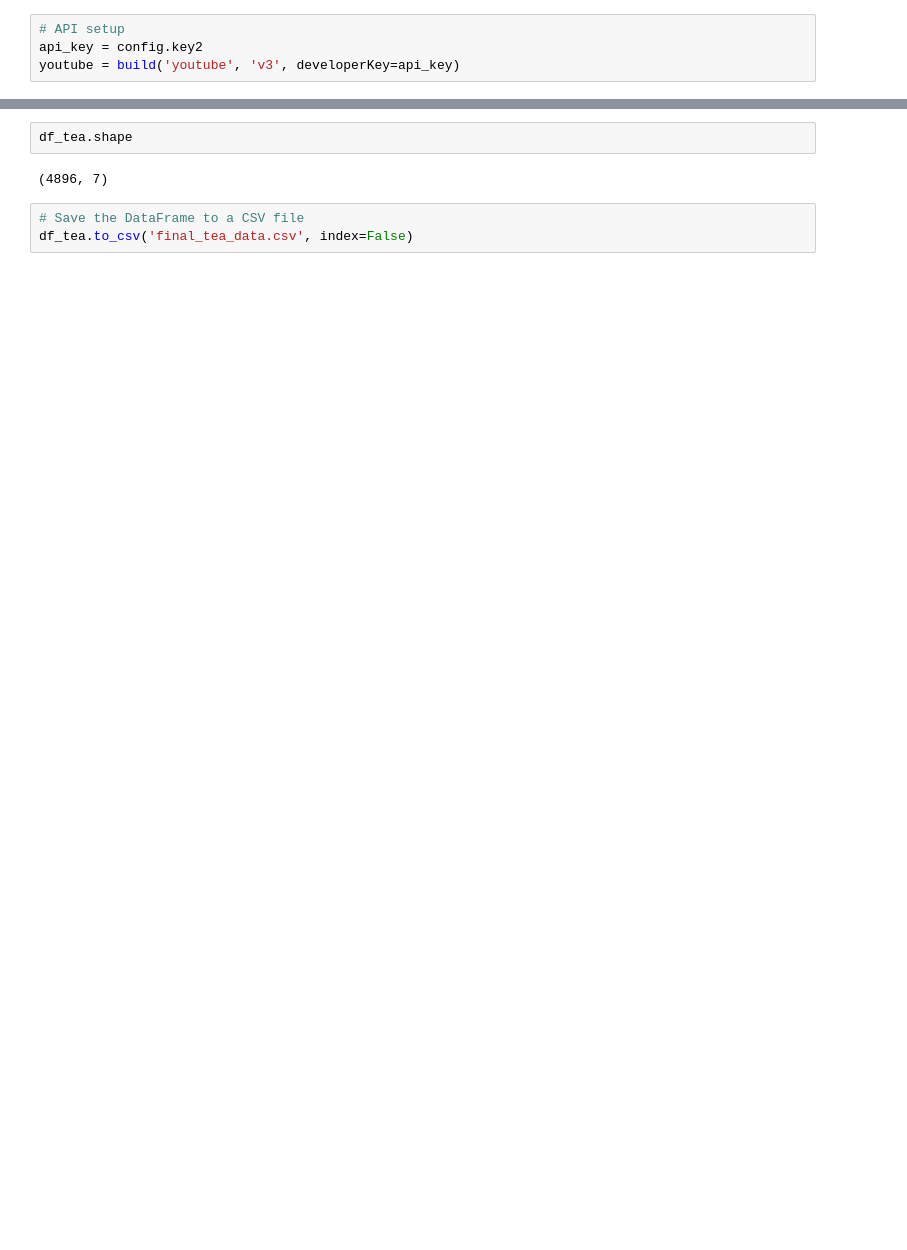
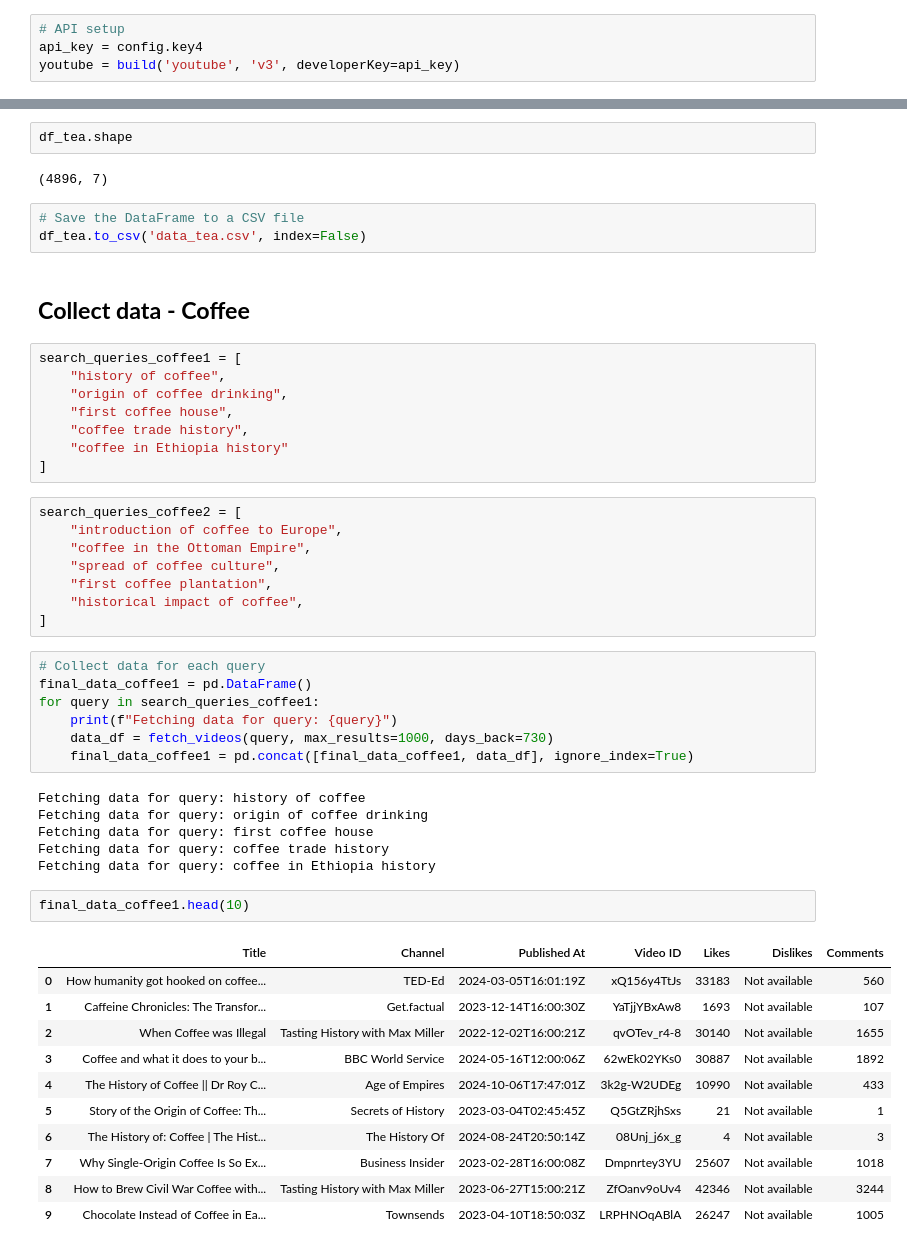
Before and after one commit to Milindi-Kodikara/MugLife, a Jupyter notebook: data_collection_yt.ipynb, the cells around one changed output, grey strips where cells are left out. Saved outputs shown, nothing was run; the diff lists cells and outputs as text; blank space fills up the shorter version.

Commit message:
Collect data for coffee using search queries

```diff
--- a/data_collection_yt.ipynb
+++ b/data_collection_yt.ipynb
@@ -7,7 +7,7 @@ from datetime import datetime, timedelta
 import config
 # %%
 # API setup
-api_key = config.key2
+api_key = config.key4
 youtube = build('youtube', 'v3', developerKey=api_key)
 # %%
 def fetch_videos(query, max_results, days_back):
@@ -149,4 +149,49 @@ df_tea.shape
 (4896, 7)
 # %%
 # Save the DataFrame to a CSV file
-df_tea.to_csv('final_tea_data.csv', index=False)
+df_tea.to_csv('data_tea.csv', index=False)
+# %% [markdown]
+## **Collect data  - Coffee**
+# %%
+search_queries_coffee1 = [
+    "history of coffee",
+    "origin of coffee drinking",
+    "first coffee house",
+    "coffee trade history",
+    "coffee in Ethiopia history"
+]
+# %%
+search_queries_coffee2 = [
+    "introduction of coffee to Europe",
+    "coffee in the Ottoman Empire",
+    "spread of coffee culture",
+    "first coffee plantation",
+    "historical impact of coffee",
+]
+# %%
+# Collect data for each query
+final_data_coffee1 = pd.DataFrame()
+for query in search_queries_coffee1:
+    print(f"Fetching data for query: {query}")
+    data_df = fetch_videos(query, max_results=1000, days_back=730)
+    final_data_coffee1 = pd.concat([final_data_coffee1, data_df], ignore_index=True)
+# %% [output]
+Fetching data for query: history of coffee
+Fetching data for query: origin of coffee drinking
+Fetching data for query: first coffee house
+Fetching data for query: coffee trade history
+Fetching data for query: coffee in Ethiopia history
+# %%
+final_data_coffee1.head(10)
+# %% [output]
+|  | Title | Channel | Published At | Video ID | Likes | Dislikes | Comments |
+| 0 | How humanity got hooked on coffee... | TED-Ed | 2024-03-05T16:01:19Z | xQ156y4TtJs | 33183 | Not available | 560 |
+| 1 | Caffeine Chronicles: The Transfor... | Get.factual | 2023-12-14T16:00:30Z | YaTjjYBxAw8 | 1693 | Not available | 107 |
+| 2 | When Coffee was Illegal | Tasting History with Max Miller | 2022-12-02T16:00:21Z | qvOTev_r4-8 | 30140 | Not available | 1655 |
+| 3 | Coffee and what it does to your b... | BBC World Service | 2024-05-16T12:00:06Z | 62wEk02YKs0 | 30887 | Not available | 1892 |
+| 4 | The History of Coffee || Dr Roy C... | Age of Empires | 2024-10-06T17:47:01Z | 3k2g-W2UDEg | 10990 | Not available | 433 |
+| 5 | Story of the Origin of Coffee: Th... | Secrets of History | 2023-03-04T02:45:45Z | Q5GtZRjhSxs | 21 | Not available | 1 |
+| 6 | The History of: Coffee | The Hist... | The History Of | 2024-08-24T20:50:14Z | 08Unj_j6x_g | 4 | Not available | 3 |
+| 7 | Why Single-Origin Coffee Is So Ex... | Business Insider | 2023-02-28T16:00:08Z | Dmpnrtey3YU | 25607 | Not available | 1018 |
+| 8 | How to Brew Civil War Coffee with... | Tasting History with Max Miller | 2023-06-27T15:00:21Z | ZfOanv9oUv4 | 42346 | Not available | 3244 |
+| 9 | Chocolate Instead of Coffee in Ea... | Townsends | 2023-04-10T18:50:03Z | LRPHNOqABlA | 26247 | Not available | 1005 |
```
Also changed, not shown: parts of 6 cells of this notebook, 2 other files.
